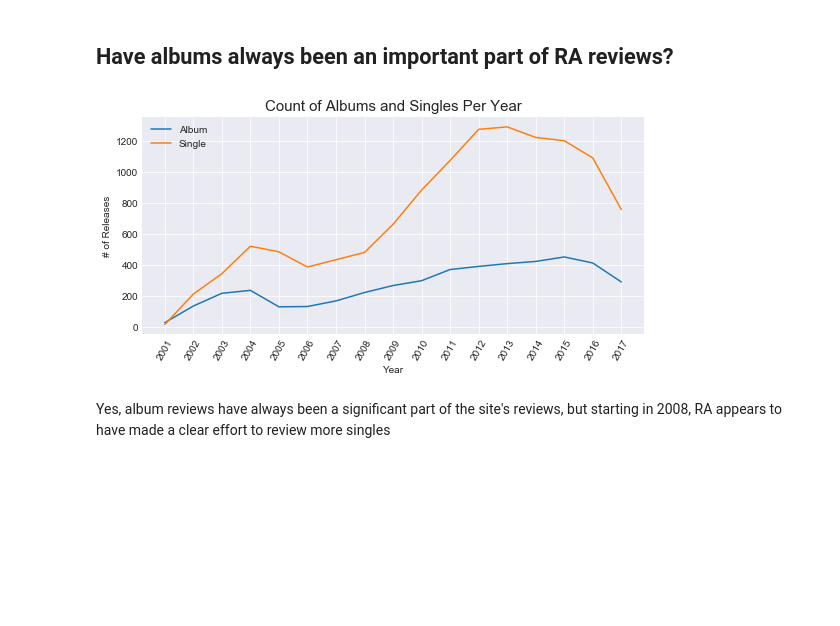
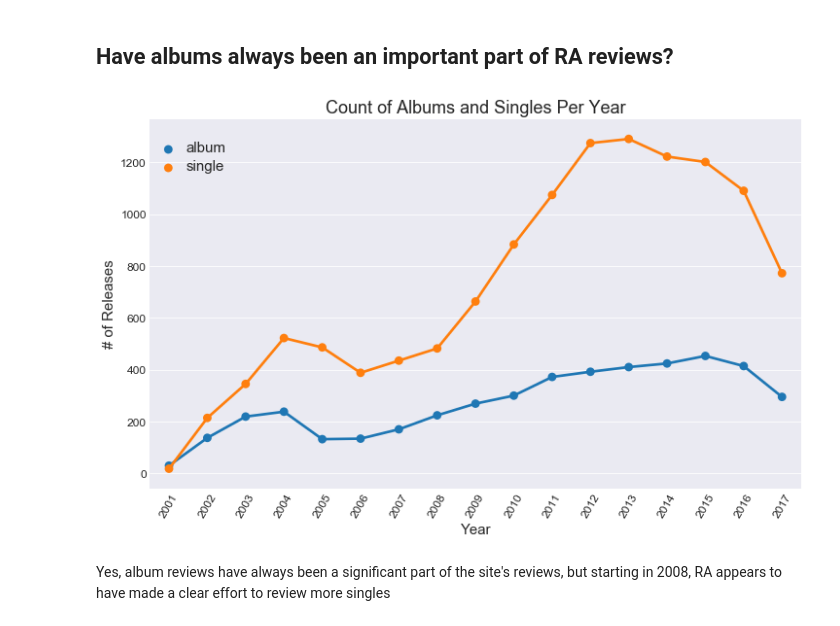
Before and after one commit to Sandy4321/RAReviewsData, a Jupyter notebook: RAanalysis.ipynb, the cells around one changed output. Cells and saved outputs as stored; diff of their text form; code cells hidden in the pictures; blank space fills up the shorter version.

Commit message:
Version 2 of analysis. Error bars + cleaner code.

```diff
--- a/RAanalysis.ipynb
+++ b/RAanalysis.ipynb
@@ -74,16 +116,20 @@ def StripWhitespace(artist):
 # %% [markdown]
 #### Imports and Cleaning
 # %%
-#read csv file
-df = pd.read_csv("/Users/marcschroeder/Documents/personal/programming projects/RAReviewsData/RA.csv",delimiter=';',header=0,index_col="ra_review_id")
+# read csv file
+df = pd.read_csv(
+    "/Users/marcschroeder/Documents/personal/programming projects/RAReviewsData/RA.csv",
+    delimiter=';',
+    header=0,
+    index_col="ra_review_id")
 
-#convert published date to datetime
+# convert published date to datetime
 df.review_published = pd.to_datetime(df.review_published)
 
-#apply cleaning functions defined above
-df.release_year = df.apply(CleanYears,axis=1)
-df.release_month = df.apply(CleanMonths,axis=1)
-fixed_artist = df.artist.apply(StripWhitespace)
+# apply cleaning functions defined above
+df.release_year = df.apply(clean_years, axis=1)
+df.release_month = df.apply(clean_months, axis=1)
+fixed_artist = df.artist.apply(strip_whitespace)
 df.artist = fixed_artist
 # %% [markdown]
 Now that we've loaded our dataset, let's answer a few simple questions.
@@ -121,21 +171,33 @@ Not really a clear trend of dominance here. The formats will have trends, but th
 # %% [markdown]
 ## Have albums always been an important part of RA reviews?
 # %%
-release_type_count_by_year = df.groupby(["release_year","release_type"]).artist.count().unstack(level=-1)
+#get for total counts of releases by year and type
+release_type_count_by_year = df.groupby(
+    ["release_year", "release_type"]).artist.count().unstack(level=-1)
 
-plt.figure(figsize=(9,4))
-_ = plt.plot(release_type_count_by_year.album)
-_ = plt.plot(release_type_count_by_year.single)
+#melt data into form for seaborn pointplot
+release_type_count_by_year = release_type_count_by_year.reset_index().melt(id_vars="release_year")
 
+#set figure size
+plt.figure(figsize=(12, 7))
 
-plt.xticks(rotation=60)
-plt.xlabel("Year")
-plt.ylabel("# of Releases")
-plt.legend(("Album","Single"))
-plt.title("Count of Albums and Singles Per Year", size=15)
+#plot with seaborn
+ax = sns.pointplot(data=release_type_count_by_year,
+                   x='release_year',
+                   y="value",
+                   hue="release_type")
+
+#plot formatting
+plt.xticks(rotation=60,fontsize=12)
+plt.yticks(fontsize=12)
+plt.xlabel("Year",fontsize=15)
+plt.ylabel("# of Releases",fontsize=15)
+plt.title("Count of Albums and Singles Per Year", size=18)
+plt.setp(ax.get_legend().set_title(" "))
+plt.setp(ax.get_legend().get_texts(),fontsize='15')
 plt.show()
 # %% [output]
-[figure, old version]
+[figure, new version]
 # %% [markdown]
 Yes, album reviews have always been a significant part of the site's reviews, but starting in 2008, RA appears to have made a clear effort to review more singles
 # %% [markdown]
```
Also changed, not shown: parts of 24 cells of this notebook.
